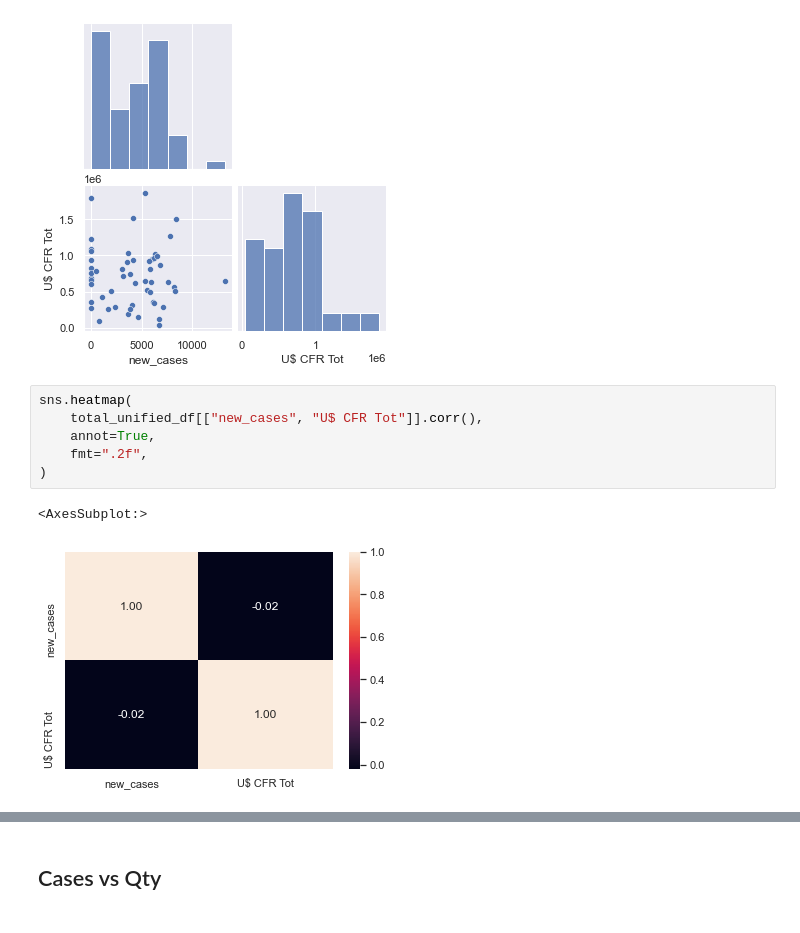
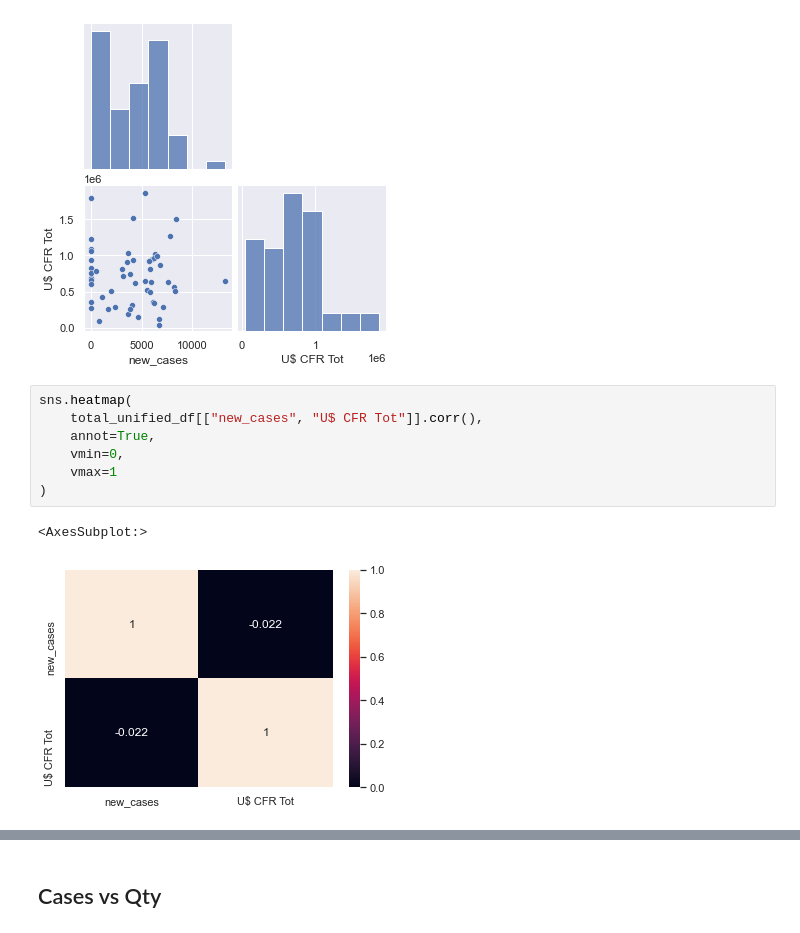
Before and after one commit to RafaelGFernandez01/first_project-, a Jupyter notebook: first-project .ipynb, the cells around one changed output, grey strips where cells are left out. Saved outputs shown, nothing was run; the diff lists cells and outputs as text.

```diff
--- a/first-project .ipynb
+++ b/first-project .ipynb
@@ -331,9 +311,10 @@ sns.pairplot(total_unified_df[["new_cases", "U$ CFR Tot"]], corner=True);
 # %%
 sns.heatmap(
     total_unified_df[["new_cases", "U$ CFR Tot"]].corr(),
     annot=True,
-    fmt=".2f",
+    vmin=0,
+    vmax=1
 )
 # %% [output]
 <AxesSubplot:>
-[figure, old version]
+[figure, new version]
```
Also changed, not shown: parts of 22 cells of this notebook.
